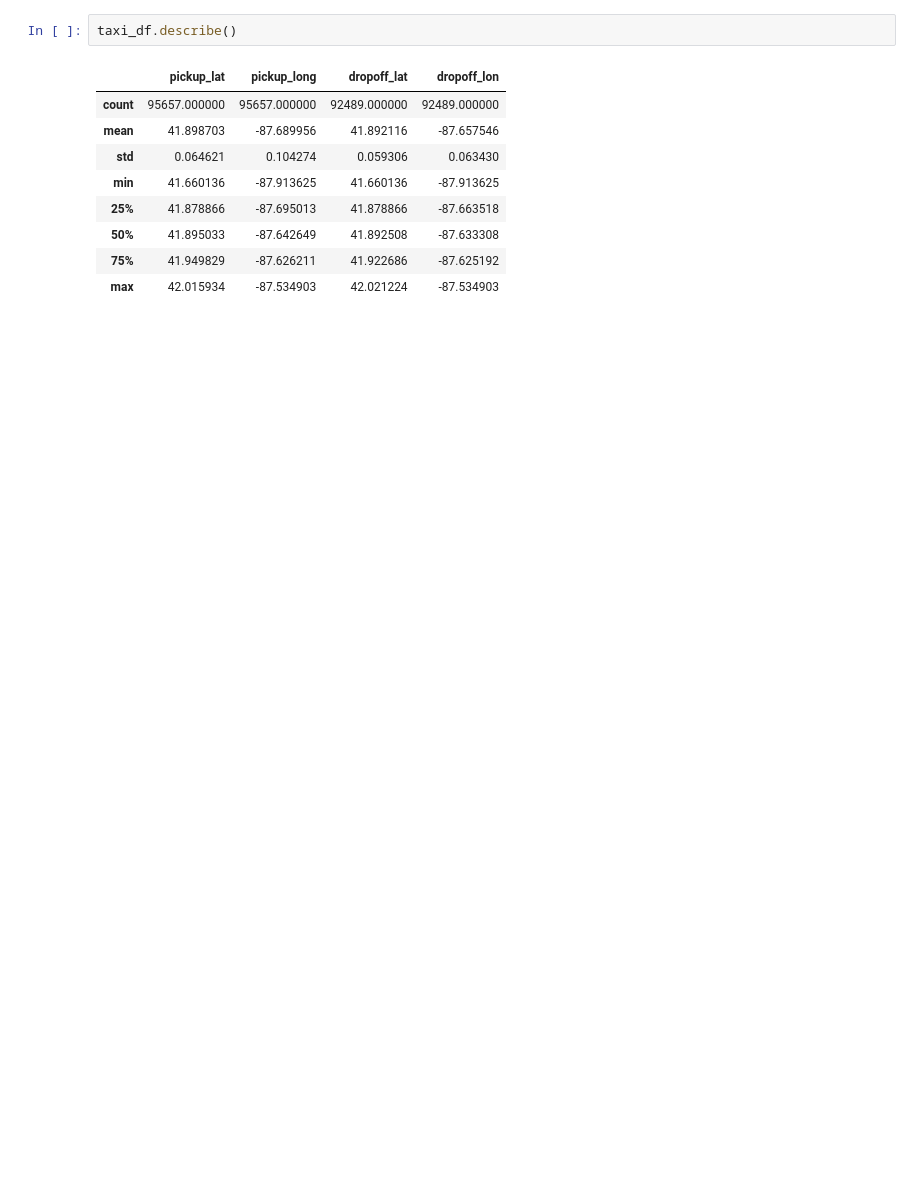
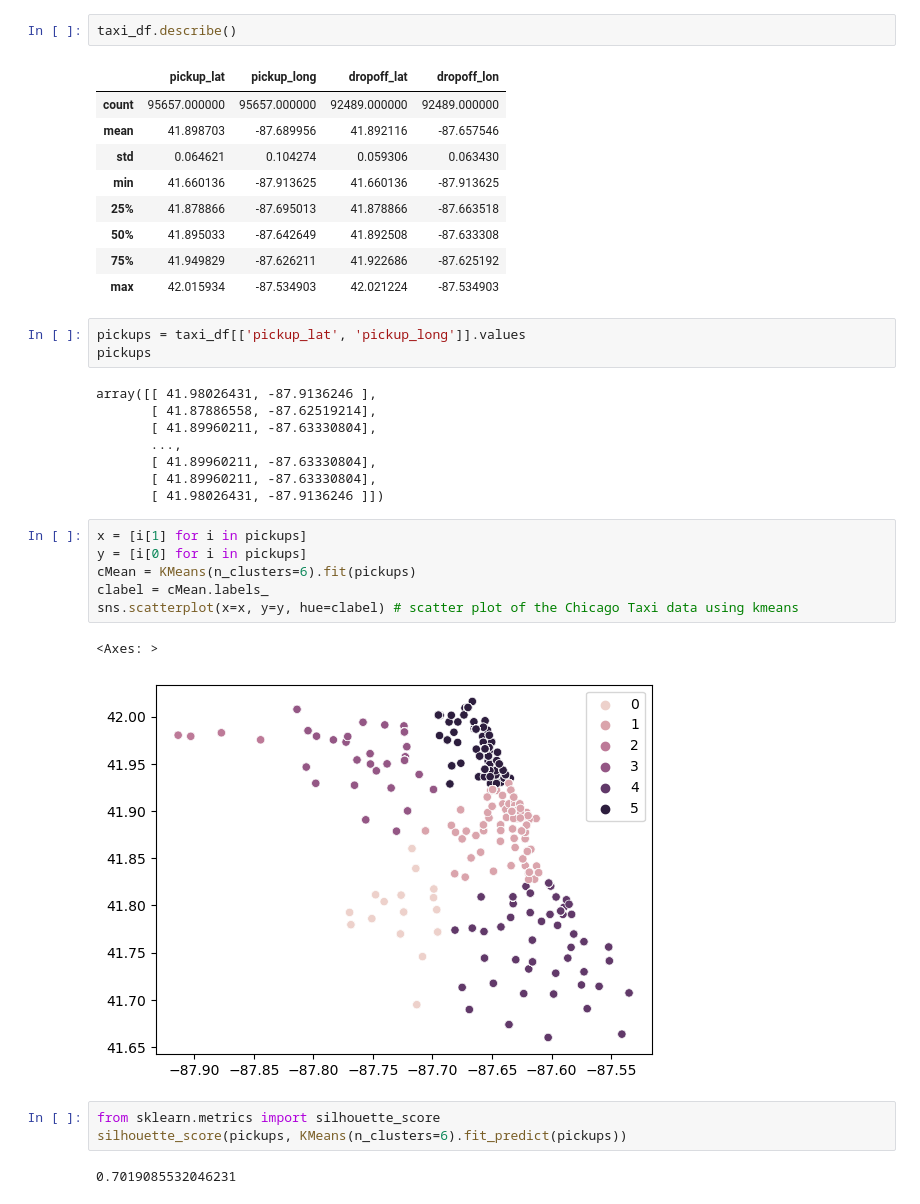
Before and after one commit to USFCA-CS663-Spring2024/kmeans-TheRealColinInns, a Jupyter notebook: Assignment 2 - Clustering.ipynb, the cells around one changed output. Drawn from its saved outputs; the diff is of its cells as text; blank space fills up the shorter version.

```diff
--- a/Assignment 2 - Clustering.ipynb
+++ b/Assignment 2 - Clustering.ipynb
@@ -80,3 +85,28 @@ taxi_df.describe()
 | 50% | 41.895033 | -87.642649 | 41.892508 | -87.633308 |
 | 75% | 41.949829 | -87.626211 | 41.922686 | -87.625192 |
 | max | 42.015934 | -87.534903 | 42.021224 | -87.534903 |
+# %%
+pickups = taxi_df[['pickup_lat', 'pickup_long']].values
+pickups
+# %% [output]
+array([[ 41.98026431, -87.9136246 ],
+       [ 41.87886558, -87.62519214],
+       [ 41.89960211, -87.63330804],
+       ...,
+       [ 41.89960211, -87.63330804],
+       [ 41.89960211, -87.63330804],
+       [ 41.98026431, -87.9136246 ]])
+# %%
+x = [i[1] for i in pickups]
+y = [i[0] for i in pickups]
+cMean = KMeans(n_clusters=6).fit(pickups)
+clabel = cMean.labels_
+sns.scatterplot(x=x, y=y, hue=clabel) # scatter plot of the Chicago Taxi data using kmeans
+# %% [output]
+<Axes: >
+[figure, added]
+# %%
+from sklearn.metrics import silhouette_score
+silhouette_score(pickups, KMeans(n_clusters=6).fit_predict(pickups))
+# %% [output]
+0.7019085532046231
```
Also changed, not shown: parts of 12 cells of this notebook, 1 other file.
